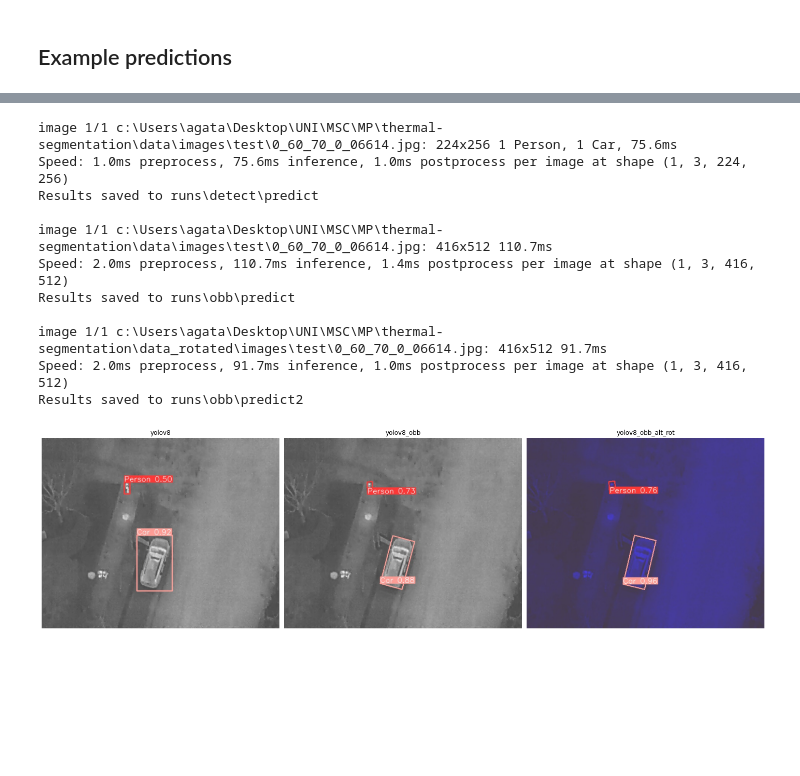
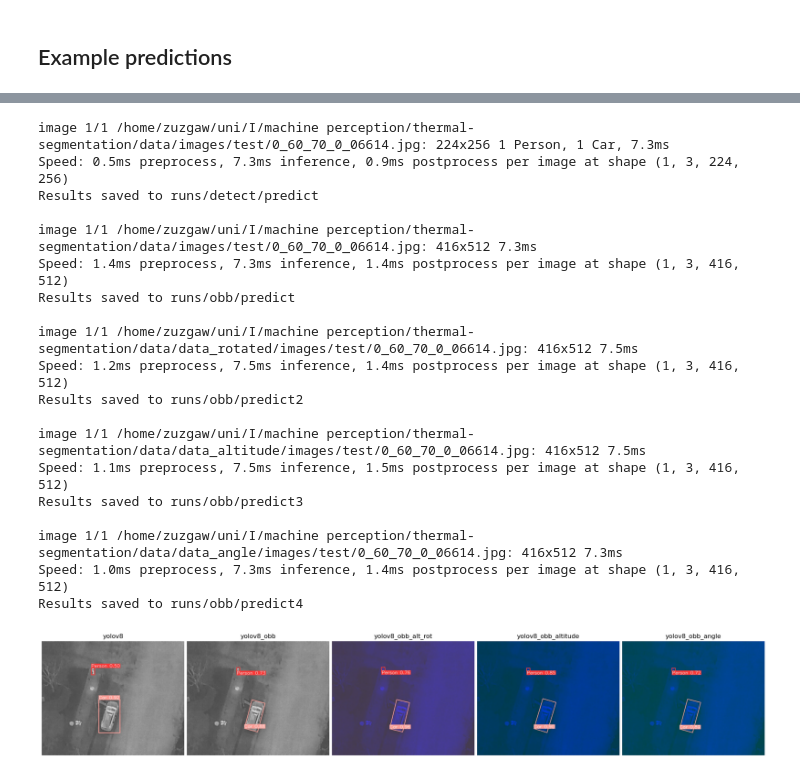
Before and after one commit to zuzg/thermal-segmentation, a Jupyter notebook: notebooks/results_analysis.ipynb, the cells around one changed output, grey strips where cells are left out. Cells and saved outputs as stored; diff of their text form; code cells hidden in the pictures; blank space fills up the shorter version.

Commit message:
Compare angle and altitude separately

```diff
--- a/notebooks/results_analysis.ipynb
+++ b/notebooks/results_analysis.ipynb
@@ -3,20 +3,23 @@
 (perpendicular BB, rotated BB, added altituded information)
 # %%
 import cv2
+import matplotlib.image as mpimg
+import matplotlib.pyplot as plt
 import pandas as pd
-import matplotlib.pyplot as plt
-import matplotlib.image as mpimg
-
 from ultralytics import YOLO
 
-RESULTS_PATH = 'out/'
-yolov8_dir = RESULTS_PATH + 'yolov8s_v8_50e2'
-yolov8_obb_dir = RESULTS_PATH + 'yolov8n-obb_50e'
-yolov8_obb_alt_rot_dir = RESULTS_PATH + 'yolov8n-obb_50e_alt_rot'
 
-TEST_DIR = 'data/images/test/'
-DIR_LIST = [yolov8_dir, yolov8_obb_dir, yolov8_obb_alt_rot_dir]
-MODEL_LIST = ['yolov8', 'yolov8_obb', 'yolov8_obb_alt_rot']
+RESULTS_PATH = "runs/"
+yolov8_dir = RESULTS_PATH + "detect/yolov8s_v8_50e2"
+yolov8_obb_dir = RESULTS_PATH + "obb/yolov8n-obb_50e"
+yolov8_obb_alt_rot_dir = RESULTS_PATH + "obb/yolov8n-obb_50e_alt_rot"
+yolov8_obb_alt_dir = RESULTS_PATH + "obb/yolov8n-obb_50e_altitude2"
+yolov8_obb_angle_dir = RESULTS_PATH + "obb/yolov8n-obb_50e_angle2"
+
+
+TEST_DIR = "data/images/test/"
+DIR_LIST = [yolov8_dir, yolov8_obb_dir, yolov8_obb_alt_rot_dir, yolov8_obb_alt_dir, yolov8_obb_angle_dir]
+MODEL_LIST = ["yolov8", "yolov8_obb", "yolov8_obb_alt_rot", "yolov8_obb_altitude", "yolov8_obb_angle"]
 # %%
 fin_epoch = 50
 dfs = []
@@ -69,37 +71,43 @@ plt.show()
 # %% [output]
 [figure]
 # %%
-test_dirs = [TEST_DIR, TEST_DIR, 'data_rotated/images/test/']
+test_dirs = [TEST_DIR, TEST_DIR, "data/data_rotated/images/test/", "data/data_altitude/images/test/", "data/data_angle/images/test/"]
 
 for i, d in enumerate(DIR_LIST):
-    model = YOLO(d + '/weights/best.pt')
+    model = YOLO(d + "/weights/best.pt")
     results = model(test_dirs[i] + example_img, save=True)
 # %% [output]
-image 1/1 c:\Users\agata\Desktop\UNI\MSC\MP\thermal-segmentation\data\images\test\0_60_70_0_06614.jpg: 224x256 1 Person, 1 Car, 75.6ms
-Speed: 1.0ms preprocess, 75.6ms inference, 1.0ms postprocess per image at shape (1, 3, 224, 256)
-Results saved to runs\detect\predict
+image 1/1 /home/zuzgaw/uni/I/machine perception/thermal-segmentation/data/images/test/0_60_70_0_06614.jpg: 224x256 1 Person, 1 Car, 7.3ms
+Speed: 0.5ms preprocess, 7.3ms inference, 0.9ms postprocess per image at shape (1, 3, 224, 256)
+Results saved to runs/detect/predict
 
-image 1/1 c:\Users\agata\Desktop\UNI\MSC\MP\thermal-segmentation\data\images\test\0_60_70_0_06614.jpg: 416x512 110.7ms
-Speed: 2.0ms preprocess, 110.7ms inference, 1.4ms postprocess per image at shape (1, 3, 416, 512)
-Results saved to runs\obb\predict
+image 1/1 /home/zuzgaw/uni/I/machine perception/thermal-segmentation/data/images/test/0_60_70_0_06614.jpg: 416x512 7.3ms
+Speed: 1.4ms preprocess, 7.3ms inference, 1.4ms postprocess per image at shape (1, 3, 416, 512)
+Results saved to runs/obb/predict
 
-image 1/1 c:\Users\agata\Desktop\UNI\MSC\MP\thermal-segmentation\data_rotated\images\test\0_60_70_0_06614.jpg: 416x512 91.7ms
-Speed: 2.0ms preprocess, 91.7ms inference, 1.0ms postprocess per image at shape (1, 3, 416, 512)
-Results saved to runs\obb\predict2
+image 1/1 /home/zuzgaw/uni/I/machine perception/thermal-segmentation/data/data_rotated/images/test/0_60_70_0_06614.jpg: 416x512 7.5ms
+Speed: 1.2ms preprocess, 7.5ms inference, 1.4ms postprocess per image at shape (1, 3, 416, 512)
+Results saved to runs/obb/predict2
+
+image 1/1 /home/zuzgaw/uni/I/machine perception/thermal-segmentation/data/data_altitude/images/test/0_60_70_0_06614.jpg: 416x512 7.5ms
+Speed: 1.1ms preprocess, 7.5ms inference, 1.5ms postprocess per image at shape (1, 3, 416, 512)
+Results saved to runs/obb/predict3
+
+image 1/1 /home/zuzgaw/uni/I/machine perception/thermal-segmentation/data/data_angle/images/test/0_60_70_0_06614.jpg: 416x512 7.3ms
+Speed: 1.0ms preprocess, 7.3ms inference, 1.4ms postprocess per image at shape (1, 3, 416, 512)
+Results saved to runs/obb/predict4
 # %%
-img_paths = [
-    'runs/detect/predict/', 'runs/obb/predict/', 'runs/obb/predict2/'
-    ]
+img_paths = ["runs/detect/predict/", "runs/obb/predict/", "runs/obb/predict2/", "runs/obb/predict3/", "runs/obb/predict4/"]
 
-fig, axs = plt.subplots(1, 3, figsize=(25, 15))
+fig, axs = plt.subplots(1, 5, figsize=(25, 20))
 plt.subplots_adjust(wspace=0.02)
 
 for i, img_path in enumerate(img_paths):
     img = mpimg.imread(img_path + example_img)
     axs[i].imshow(img)
-    axs[i].axis('off')
+    axs[i].axis("off")
     axs[i].set_title(MODEL_LIST[i])
 
 plt.show()
 # %% [output]
-[figure, old version]
+[figure, new version]
```
Also changed, not shown: parts of 3 cells of this notebook, 3 other files.
